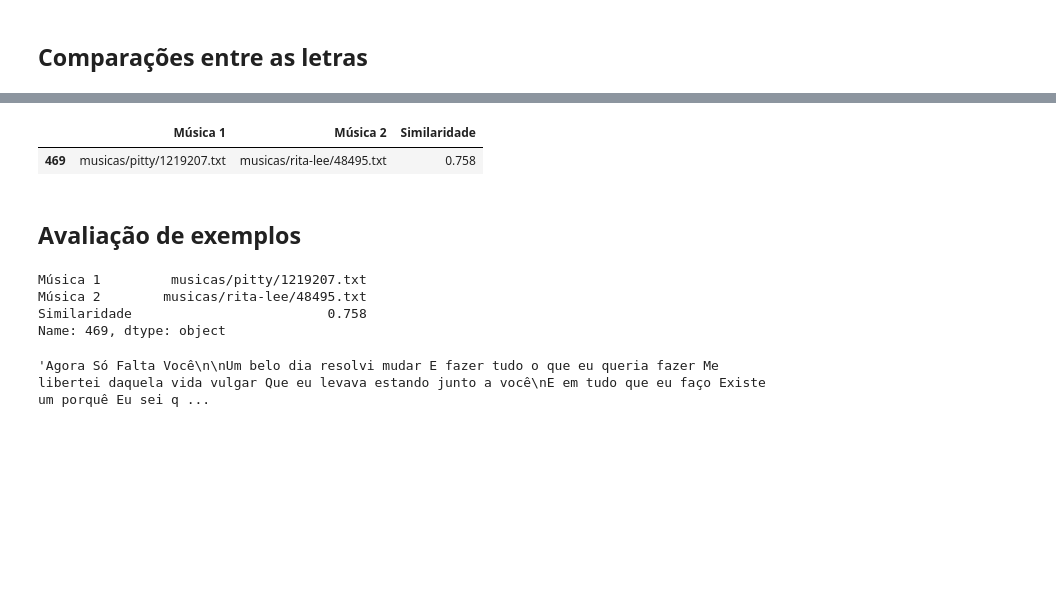
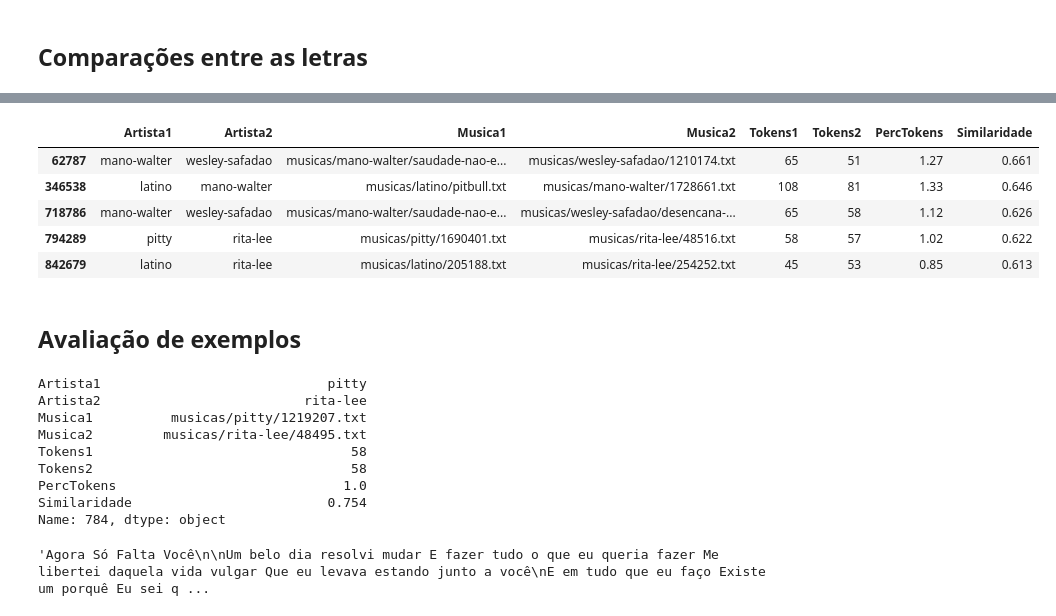
Before and after one commit to hjort/pos-ufrgs-detector-plagio, a Jupyter notebook: 11-detector-plagio-v1.ipynb, the cells around one changed output, grey strips where cells are left out. Saved outputs shown, nothing was run; the diff lists cells and outputs as text; code cells hidden in the pictures; blank space fills up the shorter version.

```diff
--- a/11-detector-plagio-v1.ipynb
+++ b/11-detector-plagio-v1.ipynb
@@ -26,7 +32,7 @@ sample_files = glob.glob(dir_raiz + "/*/*.txt")
 sample_contents = [open(File).read() for File in sample_files]
 # %%
 %%script true
-qtd_limite = 10
+qtd_limite = 1000
 sample_files = sample_files[:qtd_limite]
 len(sample_files)
 # %%
@@ -107,8 +99,11 @@ pd.set_option('max_colwidth', None)
 # %%
+# gerar dataframe consolidado com as comparações
 df = pd.DataFrame(results, columns=[
     "Musica1", "Musica2", "Tokens1", "Tokens2", "Similaridade"]).round(3)
 df["PercTokens"] = (df["Tokens1"] / df["Tokens2"]).round(2)
 obter_artista = lambda x: x.split('/')[1]
 df["Artista1"] = df["Musica1"].apply(obter_artista)
 df["Artista2"] = df["Musica2"].apply(obter_artista)
-df.sort_values("Similaridade", ascending=False)
+df = df[['Artista1', 'Artista2', 'Musica1', 'Musica2',
+         'Tokens1', 'Tokens2', 'PercTokens', 'Similaridade'
+        ]].sort_values("Similaridade", ascending=False)
@@ -134,8 +146,12 @@ df[(df['Similaridade'] < 0.95) & (df['Similaridade'] > 0.6)].sort_values("Simila
 # %%
-df[(df['Similaridade'] < 0.95) & (df['Similaridade'] > 0.7)].sort_values("Similaridade", ascending=False)
+df[(df['Similaridade'] < 0.7) & (df['Similaridade'] > 0.6)]
 # %% [output]
-|  | Música 1 | Música 2 | Similaridade |
-| 469 | musicas/pitty/1219207.txt | musicas/rita-lee/48495.txt | 0.758 |
+|  | Artista1 | Artista2 | Musica1 | Musica2 | Tokens1 | Tokens2 | PercTokens | Similaridade |
+| 62787 | mano-walter | wesley-safadao | musicas/mano-walter/saudade-nao-e... | musicas/wesley-safadao/1210174.txt | 65 | 51 | 1.27 | 0.661 |
+| 346538 | latino | mano-walter | musicas/latino/pitbull.txt | musicas/mano-walter/1728661.txt | 108 | 81 | 1.33 | 0.646 |
+| 718786 | mano-walter | wesley-safadao | musicas/mano-walter/saudade-nao-e... | musicas/wesley-safadao/desencana-... | 65 | 58 | 1.12 | 0.626 |
+| 794289 | pitty | rita-lee | musicas/pitty/1690401.txt | musicas/rita-lee/48516.txt | 58 | 57 | 1.02 | 0.622 |
+| 842679 | latino | rita-lee | musicas/latino/205188.txt | musicas/rita-lee/254252.txt | 45 | 53 | 0.85 | 0.613 |
 # %% [markdown]
 ## Avaliação de exemplos
 # %%
@@ -144,14 +160,19 @@ idpar = 469 # lança perfume
 #idpar = 674960 # agora só falta você
 # %%
 par = df.loc[idpar]
-musica1 = par[0]
-musica2 = par[1]
+musica1 = par[2]
+musica2 = par[3]
 par
 # %% [output]
-Música 1         musicas/pitty/1219207.txt
-Música 2        musicas/rita-lee/48495.txt
-Similaridade                         0.758
-Name: 469, dtype: object
+Artista1                             pitty
+Artista2                          rita-lee
+Musica1          musicas/pitty/1219207.txt
+Musica2         musicas/rita-lee/48495.txt
+Tokens1                                 58
+Tokens2                                 58
+PercTokens                             1.0
+Similaridade                         0.754
+Name: 784, dtype: object
 # %%
 letra1 = sample_contents[sample_files.index(musica1)]
 letra2 = sample_contents[sample_files.index(musica2)]
```
Also changed, not shown: parts of 16 cells of this notebook.
